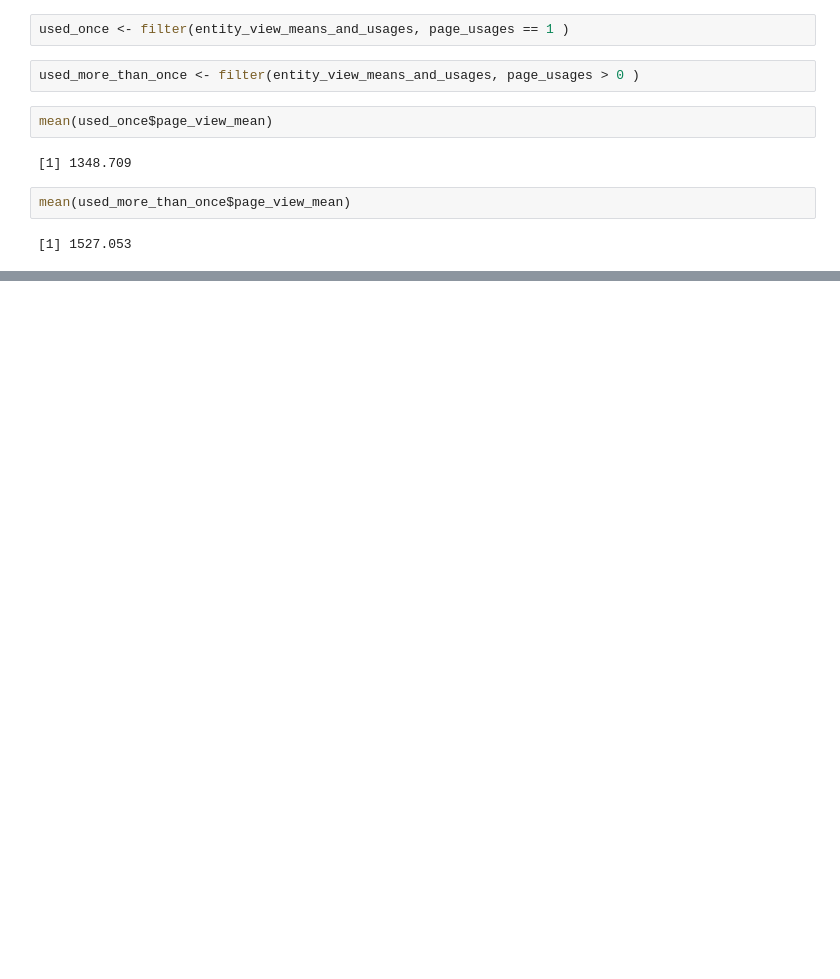
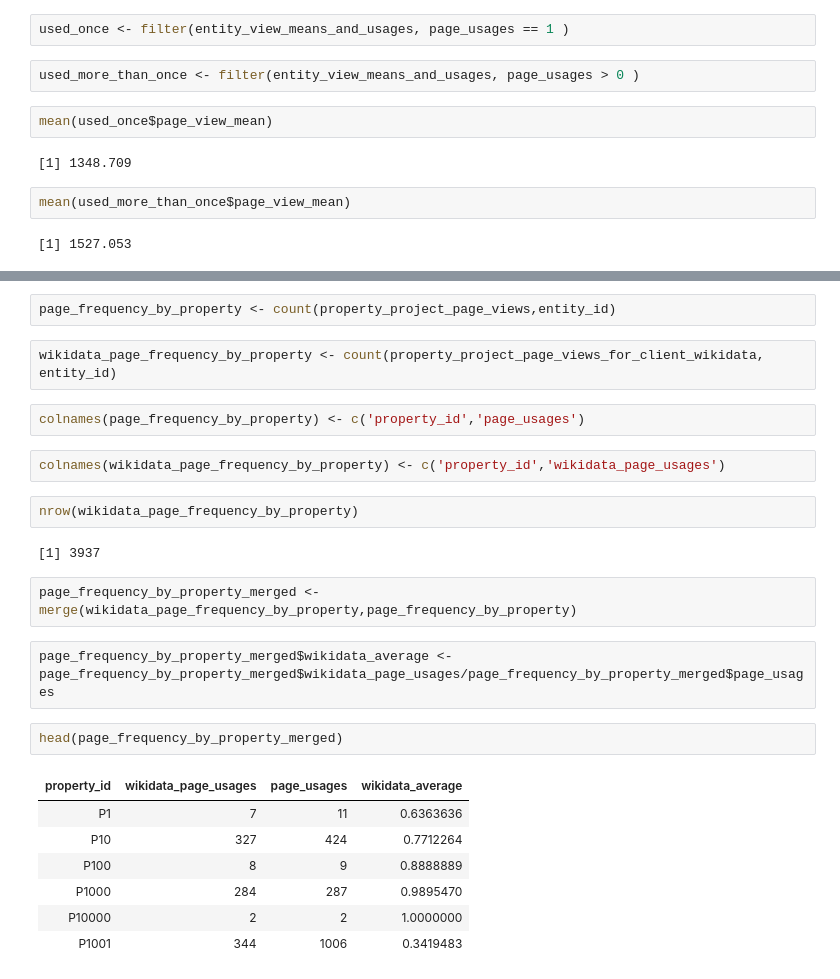
Before and after one commit to hall1467/wikidata_usage_tracking, a Jupyter notebook: jupyter_notebooks/entity_project_page_views.ipynb, the cells around one changed output, grey strips where cells are left out. Cells and saved outputs as stored; diff of their text form; blank space fills up the shorter version.

```diff
--- a/jupyter_notebooks/entity_project_page_views.ipynb
+++ b/jupyter_notebooks/entity_project_page_views.ipynb
@@ -225,0 +244,26 @@ mean(used_more_than_once$page_view_mean)
+# %%
+page_frequency_by_property <- count(property_project_page_views,entity_id)
+# %%
+wikidata_page_frequency_by_property <- count(property_project_page_views_for_client_wikidata, entity_id)
+# %%
+colnames(page_frequency_by_property) <- c('property_id','page_usages')
+# %%
+colnames(wikidata_page_frequency_by_property) <- c('property_id','wikidata_page_usages')
+# %%
+nrow(wikidata_page_frequency_by_property)
+# %% [output]
+[1] 3937
+# %%
+page_frequency_by_property_merged <- merge(wikidata_page_frequency_by_property,page_frequency_by_property)
+# %%
+page_frequency_by_property_merged$wikidata_average <- page_frequency_by_property_merged$wikidata_page_usages/page_frequency_by_property_merged$page_usages
+# %%
+head(page_frequency_by_property_merged)
+# %% [output]
+| property_id | wikidata_page_usages | page_usages | wikidata_average |
+| P1 | 7 | 11 | 0.6363636 |
+| P10 | 327 | 424 | 0.7712264 |
+| P100 | 8 | 9 | 0.8888889 |
+| P1000 | 284 | 287 | 0.9895470 |
+| P10000 | 2 | 2 | 1.0000000 |
+| P1001 | 344 | 1006 | 0.3419483 |
```
Also changed, not shown: parts of 10 cells of this notebook.
